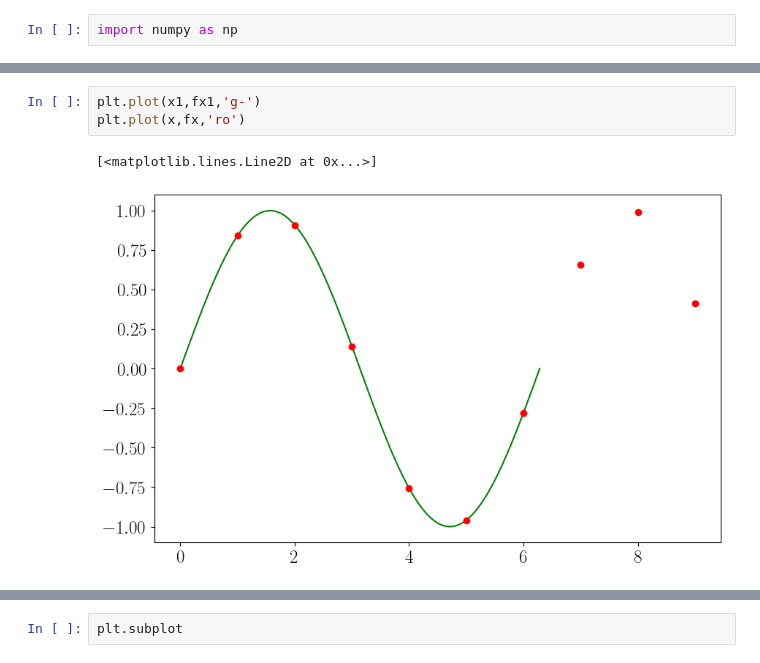
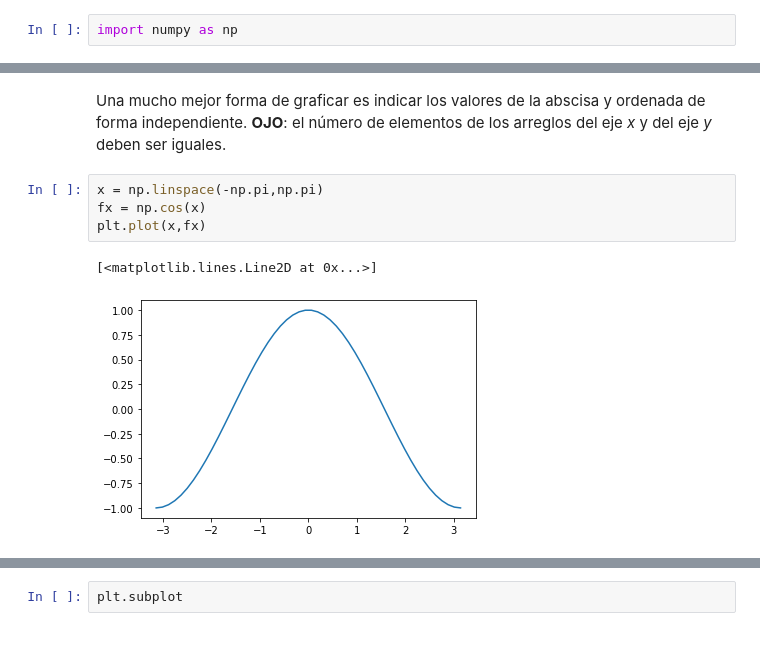
Before and after one commit to saac/Computacion2020-8093, a Jupyter notebook: Programacion_Python/3_Grafica.ipynb, the cells around one changed output, grey strips where cells are left out. Saved outputs shown, nothing was run; the diff lists cells and outputs as text.

```diff
--- a/Programacion_Python/3_Grafica.ipynb
+++ b/Programacion_Python/3_Grafica.ipynb
@@ -47,6 +36,9 @@ plt.plot(x1,fx1)
-# %%
-plt.plot(x1,fx1,'g-')
-plt.plot(x,fx,'ro')
-# %% [output]
-[<matplotlib.lines.Line2D at 0x...>]
-[figure, removed]
+# %% [markdown]
+Una mucho mejor forma de graficar es indicar los valores de la abscisa y ordenada de forma independiente. **OJO**: el número de elementos de los arreglos del eje _x_ y del eje _y_ deben ser iguales.
+# %%
+x = np.linspace(-np.pi,np.pi)
+fx = np.cos(x)
+plt.plot(x,fx)
+# %% [output]
+[<matplotlib.lines.Line2D at 0x...>]
+[figure, added]
```
Also changed, not shown: parts of 46 cells of this notebook.
